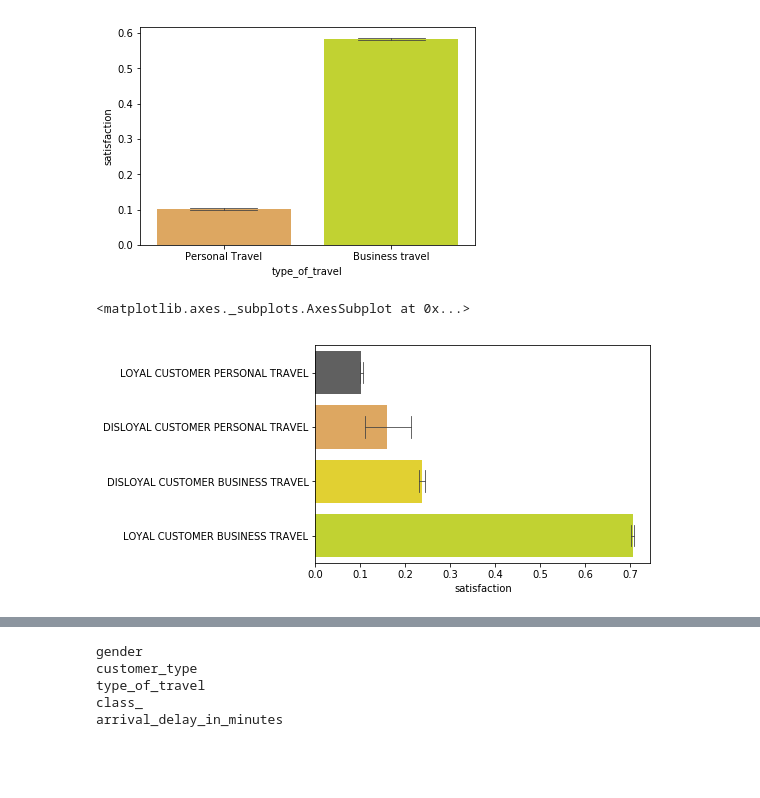
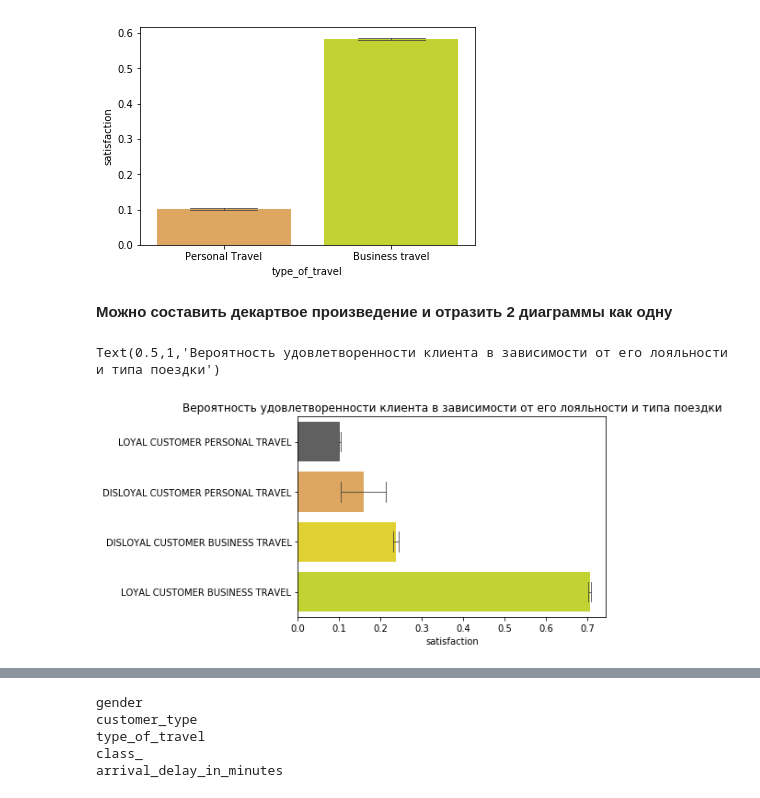
Before and after one commit to Defasium/MMO_rpg, a Jupyter notebook: lab1/Data StoryTelling.ipynb, the cells around one changed output, grey strips where cells are left out. Cells and saved outputs as stored; diff of their text form; code cells hidden in the pictures; blank space fills up the shorter version.

```diff
--- a/lab1/Data StoryTelling.ipynb
+++ b/lab1/Data StoryTelling.ipynb
@@ -9,5 +30,6 @@ from sklearn.mixture import BayesianGaussianMixture
 %matplotlib inline
 # %%
-df = pd.read_csv('train.csv', index_col=0)
-df_test = pd.read_csv('test.csv', index_col=0)
+# чтение
+df = pd.read_csv('train.zip', index_col=0)
+df_test = pd.read_csv('test.zip', index_col=0)
 # %% [markdown]
@@ -217,11 +321,19 @@ Text(70,50,'III.')
 # %%
-groups = ['age<41', '40<age<61', 'age>60']
-df['age_group'] = groups[0]
-df.loc[df.age>41, 'age_group'] = groups[1]
-df.loc[df.age>60, 'age_group'] = groups[2]
+groups = ['age>60', 'age<41', '40<age<61', ]
+df['age_group'] = groups[1]
+df.loc[df.age>41, 'age_group'] = groups[-1]
+df.loc[df.age>60, 'age_group'] = groups[0]
+coltype['age_group'] = 'cat'
 plt.figure(figsize=(10, 5))
 ax = sns.barplot(df.age_group, df.total_score, order=groups, ci=95,
                  capsize=0.4, errwidth=0.8,
-                 palette=['#F2AA4CFF', '#D6ED17FF', '#606060FF'])
+                 palette=['#606060FF', '#F2AA4CFF', '#D6ED17FF'])
 ax.set_ylim(40, 50)
+plt.title('Средняя суммарная оценка пассажира от его возрастной категории')
+plt.show()
+plt.figure(figsize=(10, 5))
+ax = sns.barplot(df.age_group, df.satisfaction=='satisfied', order=groups, ci=95,
+                 capsize=0.4, errwidth=0.8,
+                 palette=['#606060FF', '#F2AA4CFF', '#D6ED17FF'])
+plt.title('Вероятность удовлетворённости пассажира от его возрастной категории')
 # %% [output]
@@ -265,16 +418,20 @@ sns.barplot(df.type_of_travel, df.satisfaction=='satisfied', ci=95,
 # %% [output]
 <matplotlib.axes._subplots.AxesSubplot at 0x...>
 [figure]
+# %% [markdown]
+__Можно составить декартвое произведение и отразить 2 диаграммы как одну__
 # %%
 sns.barplot(df.satisfaction=='satisfied',
             (df.customer_type + ' ' + df.type_of_travel).str.upper(),
             ci=95,
             capsize=0.4, errwidth=0.8,
             order=['LOYAL CUSTOMER PERSONAL TRAVEL',
                    'DISLOYAL CUSTOMER PERSONAL TRAVEL',
                    'DISLOYAL CUSTOMER BUSINESS TRAVEL',
                    'LOYAL CUSTOMER BUSINESS TRAVEL'],
             palette=['#606060FF', '#F2AA4CFF', '#FEE715FF', '#D6ED17FF'])
+plt.title('Вероятность удовлетворенности клиента в зависимости '
+          'от его лояльности и типа поездки')
 # %% [output]
-<matplotlib.axes._subplots.AxesSubplot at 0x...>
+Text(0.5,1,'Вероятность удовлетворенности клиента в зависимости от его лояльности и типа поездки')
-[figure, old version]
+[figure, new version]
```
Also changed, not shown: parts of 73 cells of this notebook, 2 other files.
